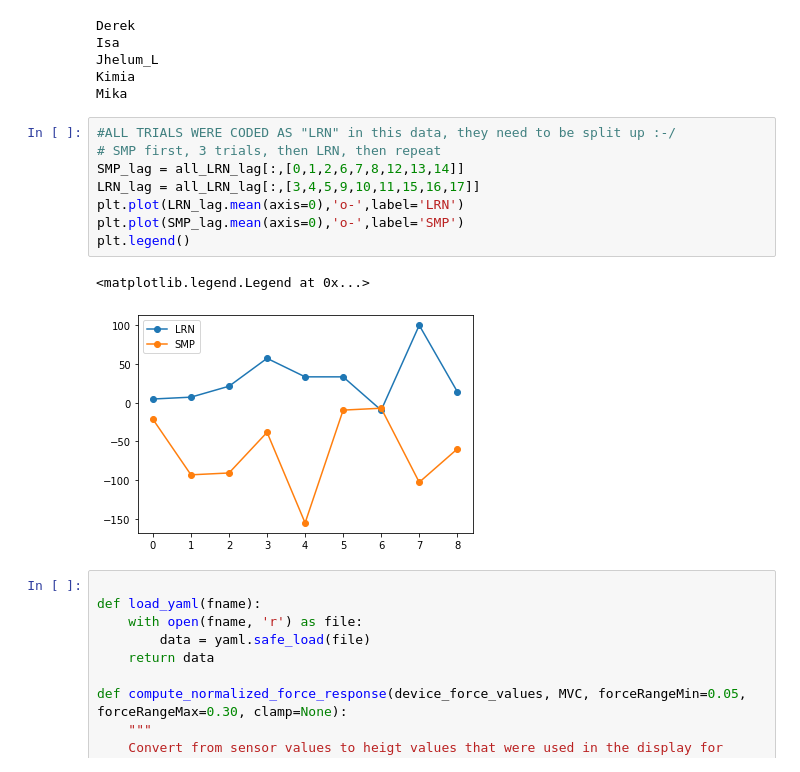
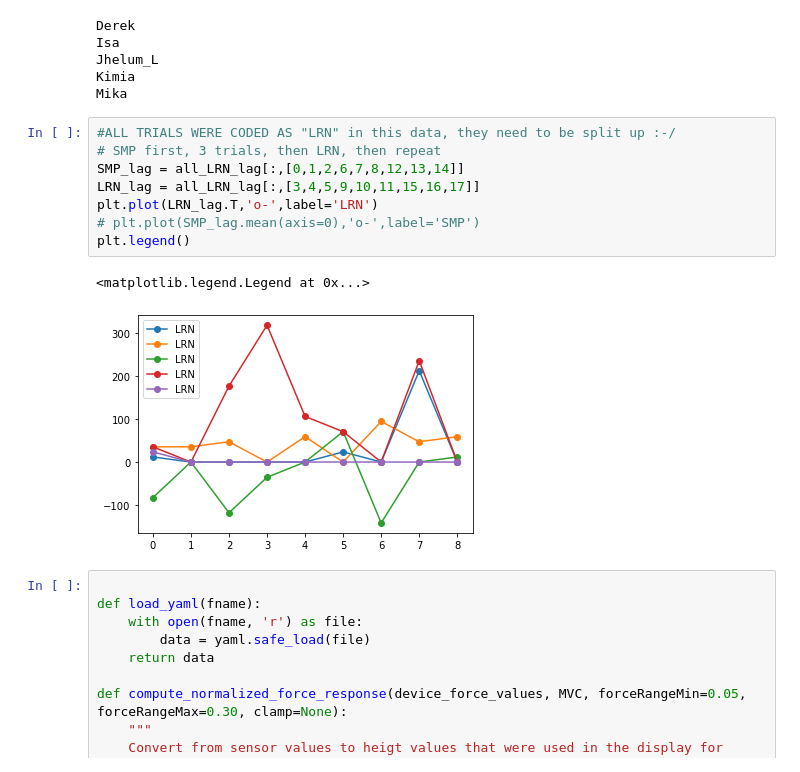
Before and after one commit to neuralabc/spft-java, a Jupyter notebook: spft/2022_06_Trial_by_trial_Bx.ipynb, the cells around one changed output. Cells and saved outputs as stored; diff of their text form.

```diff
--- a/spft/2022_06_Trial_by_trial_Bx.ipynb
+++ b/spft/2022_06_Trial_by_trial_Bx.ipynb
@@ -28,14 +28,14 @@ Mika
 # %%
 #ALL TRIALS WERE CODED AS "LRN" in this data, they need to be split up :-/
 # SMP first, 3 trials, then LRN, then repeat
 SMP_lag = all_LRN_lag[:,[0,1,2,6,7,8,12,13,14]]
 LRN_lag = all_LRN_lag[:,[3,4,5,9,10,11,15,16,17]]
-plt.plot(LRN_lag.mean(axis=0),'o-',label='LRN')
-plt.plot(SMP_lag.mean(axis=0),'o-',label='SMP')
+plt.plot(LRN_lag.T,'o-',label='LRN')
+# plt.plot(SMP_lag.mean(axis=0),'o-',label='SMP')
 plt.legend()
 # %% [output]
 <matplotlib.legend.Legend at 0x...>
-[figure, old version]
+[figure, new version]
 # %%
 
 def load_yaml(fname):
```
Also changed, not shown: 2 other files.
